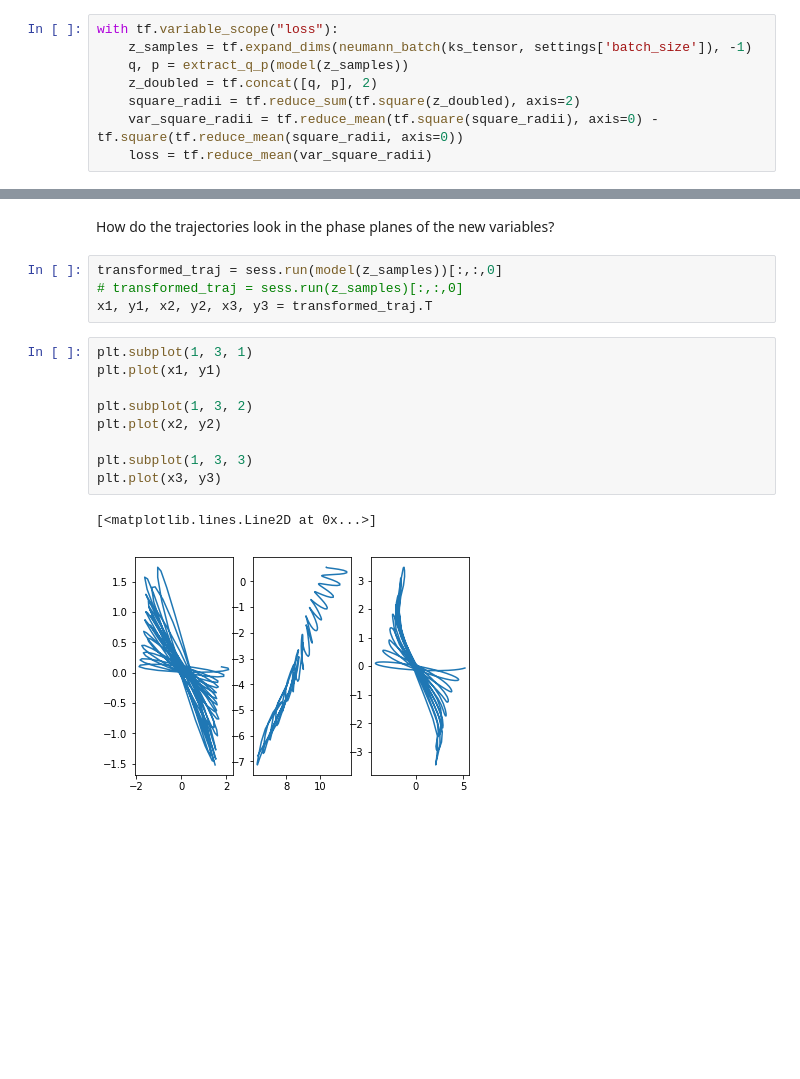
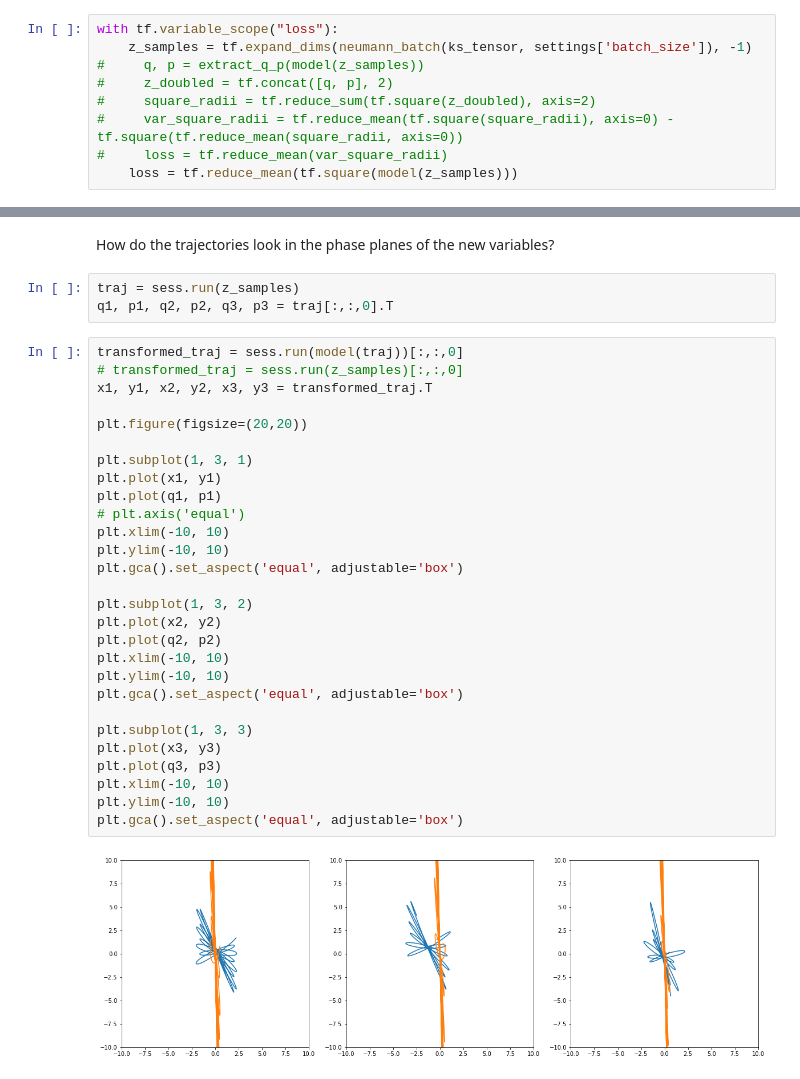
Before and after one commit to rbondesan/CanonicalFlows, a Jupyter notebook: notebooks/neumann_model.ipynb, the cells around one changed output, grey strips where cells are left out. Cells and saved outputs as stored; diff of their text form; blank space fills up the shorter version.

```diff
--- a/notebooks/neumann_model.ipynb
+++ b/notebooks/neumann_model.ipynb
@@ -183,11 +189,12 @@ An alternative loss would be to ask that the (squared) radius of each variable d
 # %%
 with tf.variable_scope("loss"):
     z_samples = tf.expand_dims(neumann_batch(ks_tensor, settings['batch_size']), -1)
-    q, p = extract_q_p(model(z_samples))
-    z_doubled = tf.concat([q, p], 2)
-    square_radii = tf.reduce_sum(tf.square(z_doubled), axis=2)
-    var_square_radii = tf.reduce_mean(tf.square(square_radii), axis=0) - tf.square(tf.reduce_mean(square_radii, axis=0))
-    loss = tf.reduce_mean(var_square_radii)
+#     q, p = extract_q_p(model(z_samples))
+#     z_doubled = tf.concat([q, p], 2)
+#     square_radii = tf.reduce_sum(tf.square(z_doubled), axis=2)
+#     var_square_radii = tf.reduce_mean(tf.square(square_radii), axis=0) - tf.square(tf.reduce_mean(square_radii, axis=0))
+#     loss = tf.reduce_mean(var_square_radii)
+    loss = tf.reduce_mean(tf.square(model(z_samples)))
 # %% [markdown]
 ## Train
 # %%
@@ -238,18 +245,35 @@ INFO:tensorflow:Restoring parameters from ../logging/model.ckpt-6185
 # %% [markdown]
 How do the trajectories look in the phase planes of the new variables?
-# %%
-transformed_traj = sess.run(model(z_samples))[:,:,0]
-# transformed_traj = sess.run(z_samples)[:,:,0]
-x1, y1, x2, y2, x3, y3 = transformed_traj.T
-# %%
-plt.subplot(1, 3, 1)
-plt.plot(x1, y1)
-
-plt.subplot(1, 3, 2)
-plt.plot(x2, y2)
-
-plt.subplot(1, 3, 3)
-plt.plot(x3, y3)
-# %% [output]
-[<matplotlib.lines.Line2D at 0x...>]
-[figure, removed]
+# %%
+traj = sess.run(z_samples)
+q1, p1, q2, p2, q3, p3 = traj[:,:,0].T
+# %%
+transformed_traj = sess.run(model(traj))[:,:,0]
+# transformed_traj = sess.run(z_samples)[:,:,0]
+x1, y1, x2, y2, x3, y3 = transformed_traj.T
+
+plt.figure(figsize=(20,20))
+
+plt.subplot(1, 3, 1)
+plt.plot(x1, y1)
+plt.plot(q1, p1)
+# plt.axis('equal')
+plt.xlim(-10, 10)
+plt.ylim(-10, 10)
+plt.gca().set_aspect('equal', adjustable='box')
+
+plt.subplot(1, 3, 2)
+plt.plot(x2, y2)
+plt.plot(q2, p2)
+plt.xlim(-10, 10)
+plt.ylim(-10, 10)
+plt.gca().set_aspect('equal', adjustable='box')
+
+plt.subplot(1, 3, 3)
+plt.plot(x3, y3)
+plt.plot(q3, p3)
+plt.xlim(-10, 10)
+plt.ylim(-10, 10)
+plt.gca().set_aspect('equal', adjustable='box')
+# %% [output]
+[figure, added]
```
Also changed, not shown: parts of 5 cells of this notebook, 2 other files.
